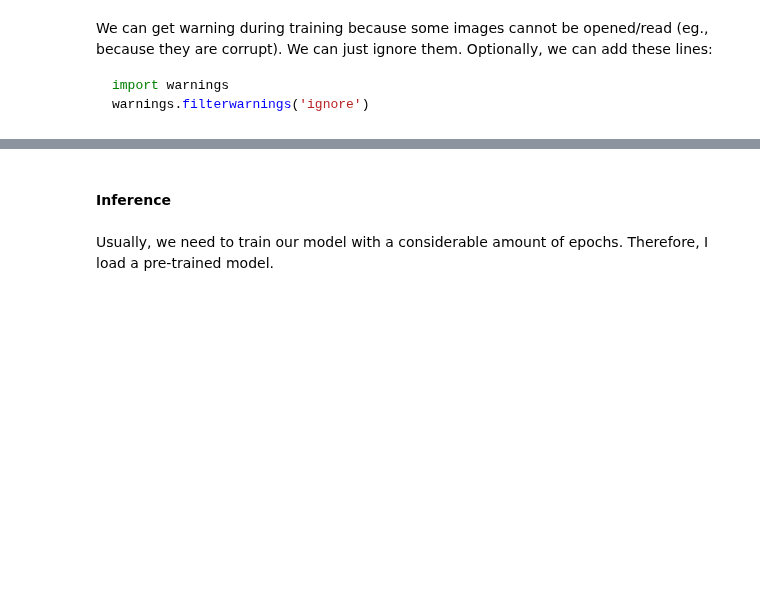
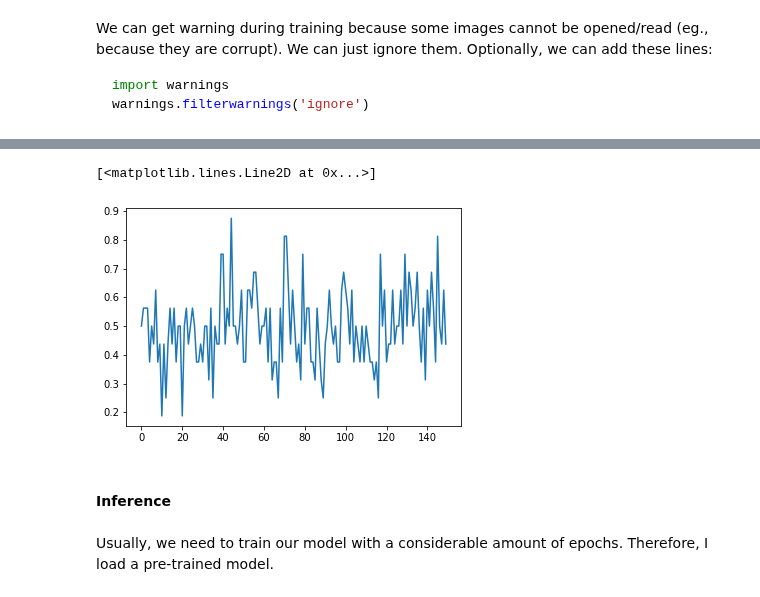
Before and after one commit to mxagar/tool_guides, a Jupyter notebook: opencv/python/08_Keras_Deep_Learning/08_3_Keras_Custom_Datasets.ipynb, the cells around one changed output, grey strips where cells are left out. Saved outputs shown, nothing was run; the diff lists cells and outputs as text; code cells hidden in the pictures; blank space fills up the shorter version.

```diff
--- a/opencv/python/08_Keras_Deep_Learning/08_3_Keras_Custom_Datasets.ipynb
+++ b/opencv/python/08_Keras_Deep_Learning/08_3_Keras_Custom_Datasets.ipynb
@@ -190,7 +190,7 @@ train_image_gen.class_indices
 # We can also pass the validation/test split here to check/prevent overfitting
 # Very low values are used here to get a fast training; if done seriously, use higher commented values
 results = model.fit_generator(train_image_gen,
-                    epochs=1, # 150
+                    epochs=150, # 150
                     steps_per_epoch=1, # 1000
                     validation_data=test_image_gen,
                     validation_steps=1) # 300
@@ -207,5 +264,8 @@ results.history['acc']
 # %%
-plt.plot(results.history['acc'])
+plt.plot(results.history['accuracy'])
+# %% [output]
+[<matplotlib.lines.Line2D at 0x...>]
+[figure, added]
 # %% [markdown]
 #### Inference
 # %% [markdown]
```
Also changed, not shown: parts of 15 cells of this notebook, 3 other files.
